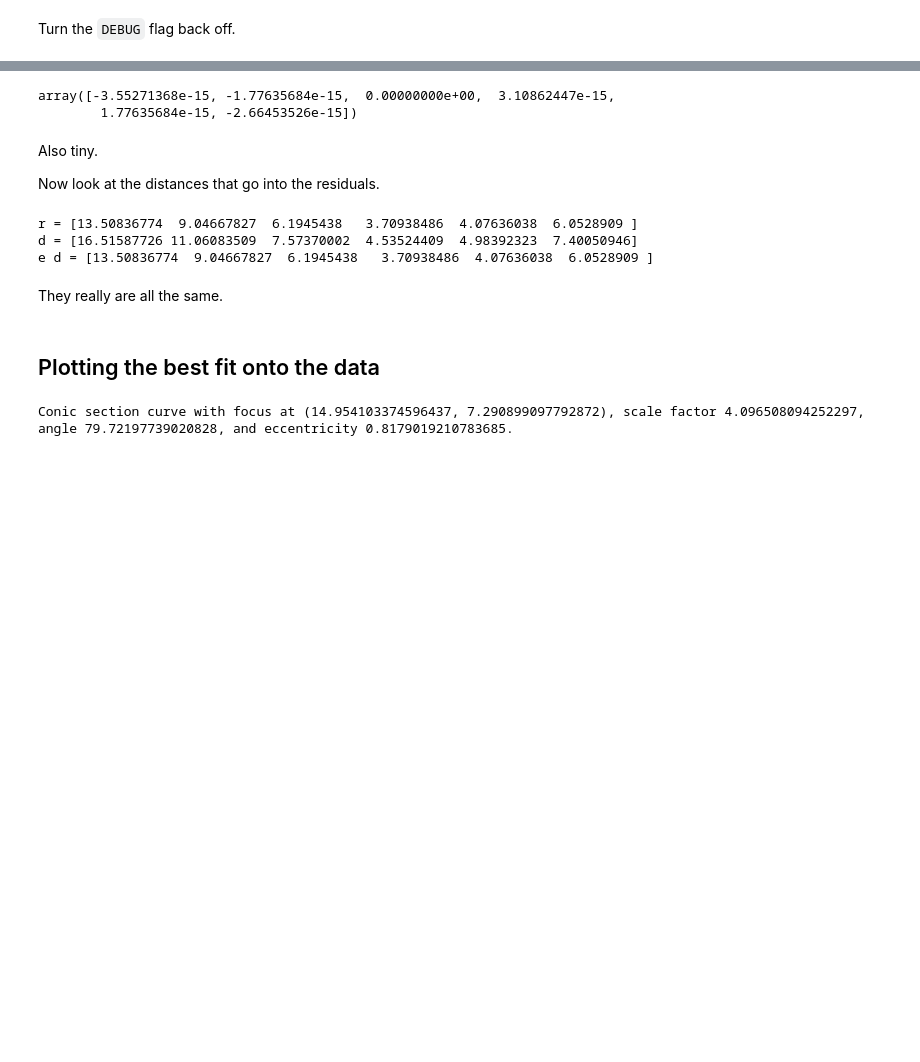
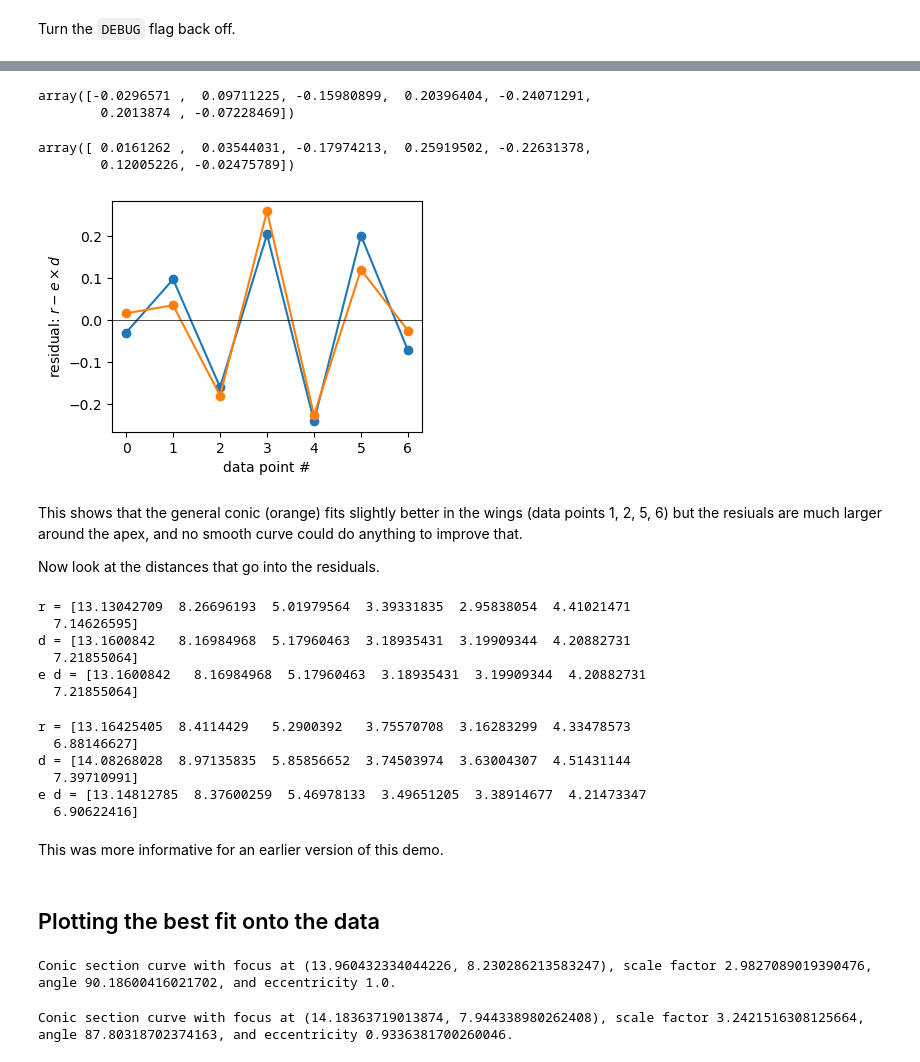
Before and after one commit to div-B-equals-0/confitti, a Jupyter notebook: notebooks/demo01-basic.ipynb, the cells around one changed output, grey strips where cells are left out. Saved outputs shown, nothing was run; the diff lists cells and outputs as text; code cells hidden in the pictures; blank space fills up the shorter version.

```diff
--- a/notebooks/demo01-basic.ipynb
+++ b/notebooks/demo01-basic.ipynb
@@ -120,31 +158,67 @@ There are some significant correlations between parameters, but the uncertainty
 
 Look at the residuals:
 # %%
-result.residual
+result_p.residual
 # %% [output]
-array([-3.55271368e-15, -1.77635684e-15,  0.00000000e+00,  3.10862447e-15,
-        1.77635684e-15, -2.66453526e-15])
+array([-0.0296571 ,  0.09711225, -0.15980899,  0.20396404, -0.24071291,
+        0.2013874 , -0.07228469])
+# %%
+result_e.residual
+# %% [output]
+array([ 0.0161262 ,  0.03544031, -0.17974213,  0.25919502, -0.22631378,
+        0.12005226, -0.02475789])
+# %%
+fig, ax = plt.subplots(figsize=(4, 3))
+ax.plot(result_p.residual, "-o")
+ax.plot(result_e.residual, "-o")
+ax.axhline(0, color="k", lw=0.5)
+ax.set(
+    xlabel="data point #",
+    ylabel=r"residual: $r - e \times d$",
+)
+...;
+# %% [output]
+[figure, added]
 # %% [markdown]
-Also tiny.
+This shows that the general conic (orange) fits slightly better in the wings (data points 1, 2, 5, 6) but the resiuals are much larger around the apex, and no smooth curve could do anything to improve that.
 
 Now look at the distances that go into the residuals.
 # %%
 confit.DEBUG = True
-confit.residual(result.params, xpts, ypts)
+confit.residual(result_p.params, xpts, ypts)
 confit.DEBUG = False
 # %% [output]
-r = [13.50836774  9.04667827  6.1945438   3.70938486  4.07636038  6.0528909 ]
-d = [16.51587726 11.06083509  7.57370002  4.53524409  4.98392323  7.40050946]
-e d = [13.50836774  9.04667827  6.1945438   3.70938486  4.07636038  6.0528909 ]
+r = [13.13042709  8.26696193  5.01979564  3.39331835  2.95838054  4.41021471
+  7.14626595]
+d = [13.1600842   8.16984968  5.17960463  3.18935431  3.19909344  4.20882731
+  7.21855064]
+e d = [13.1600842   8.16984968  5.17960463  3.18935431  3.19909344  4.20882731
+  7.21855064]
+# %%
+confit.DEBUG = True
+confit.residual(result_e.params, xpts, ypts)
+confit.DEBUG = False
+# %% [output]
+r = [13.16425405  8.4114429   5.2900392   3.75570708  3.16283299  4.33478573
+  6.88146627]
+d = [14.08268028  8.97135835  5.85856652  3.74503974  3.63004307  4.51431144
+  7.39710991]
+e d = [13.14812785  8.37600259  5.46978133  3.49651205  3.38914677  4.21473347
+  6.90622416]
 # %% [markdown]
-They really are all the same.
+This was more informative for an earlier version of this demo.
 # %% [markdown]
 ## Plotting the best fit onto the data
 # %%
-best_xy = confit.XYconic(**result.params.valuesdict())
-print(best_xy)
+bestp_xy = confit.XYconic(**result_p.params.valuesdict())
+print(bestp_xy)
 # %% [output]
-Conic section curve with focus at (14.954103374596437, 7.290899097792872), scale factor 4.096508094252297, angle 79.72197739020828, and eccentricity 0.8179019210783685.
+Conic section curve with focus at (13.960432334044226, 8.230286213583247), scale factor 2.9827089019390476, angle 90.18600416021702, and eccentricity 1.0.
+# %%
+beste_xy = confit.XYconic(**result_e.params.valuesdict())
+print(beste_xy)
+# %% [output]
+Conic section curve with focus at (14.18363719013874, 7.944338980262408), scale factor 3.2421516308125664, angle 87.80318702374163, and eccentricity 0.9336381700260046.
 # %%
 init_xy = confit.XYconic(**initial_conic)
 print(init_xy)
```
Also changed, not shown: parts of 15 cells of this notebook, 1 other file.
